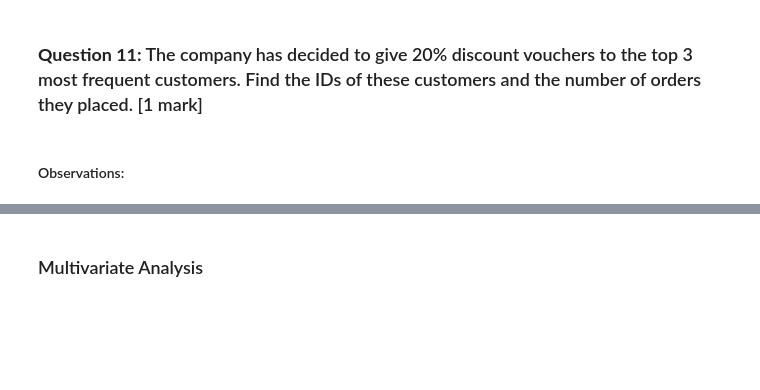
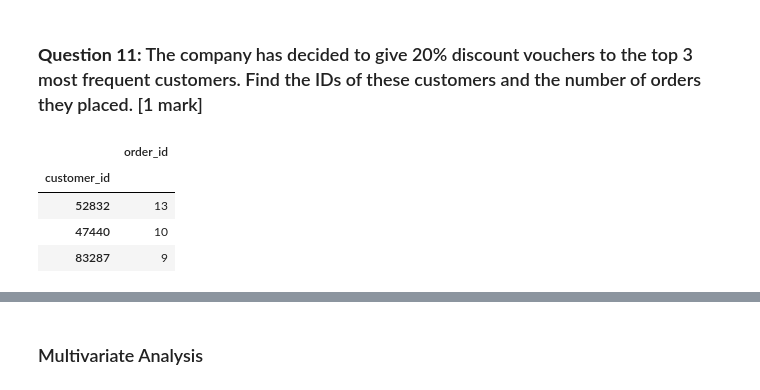
Before and after one commit to HelimaBass/Content_Drive, a Jupyter notebook: FDS_Project_LearnerNotebook_FullCode.ipynb, the cells around one changed output, grey strips where cells are left out. Cells and saved outputs as stored; diff of their text form; code cells hidden in the pictures; blank space fills up the shorter version.

```diff
--- a/FDS_Project_LearnerNotebook_FullCode.ipynb
+++ b/FDS_Project_LearnerNotebook_FullCode.ipynb
@@ -494,2 +550,13 @@ The percentage of orders with cost exceeding $20 is 29.24%
-# %% [markdown]
-#### Observations:
+# %%
+# Generate a list of all orders placed during the weekend and count them by cuisine type
+df_top3_cust = df[['customer_id','order_id']].groupby('customer_id').count().sort_values(by='order_id', axis=0, ascending=False).head(3)
+f_top3_cust = df[['customer_id','order_id']].groupby('customer_id').count().sort_values(by='order_id', axis=0, ascending=False).head(3)
+
+# Display the 3 most customers that placed orders
+df_top3_cust
+# %% [output]
+|  | order_id |
+| customer_id |  |
+| 52832 | 13 |
+| 47440 | 10 |
+| 83287 | 9 |
```
Also changed, not shown: parts of 23 cells of this notebook.
